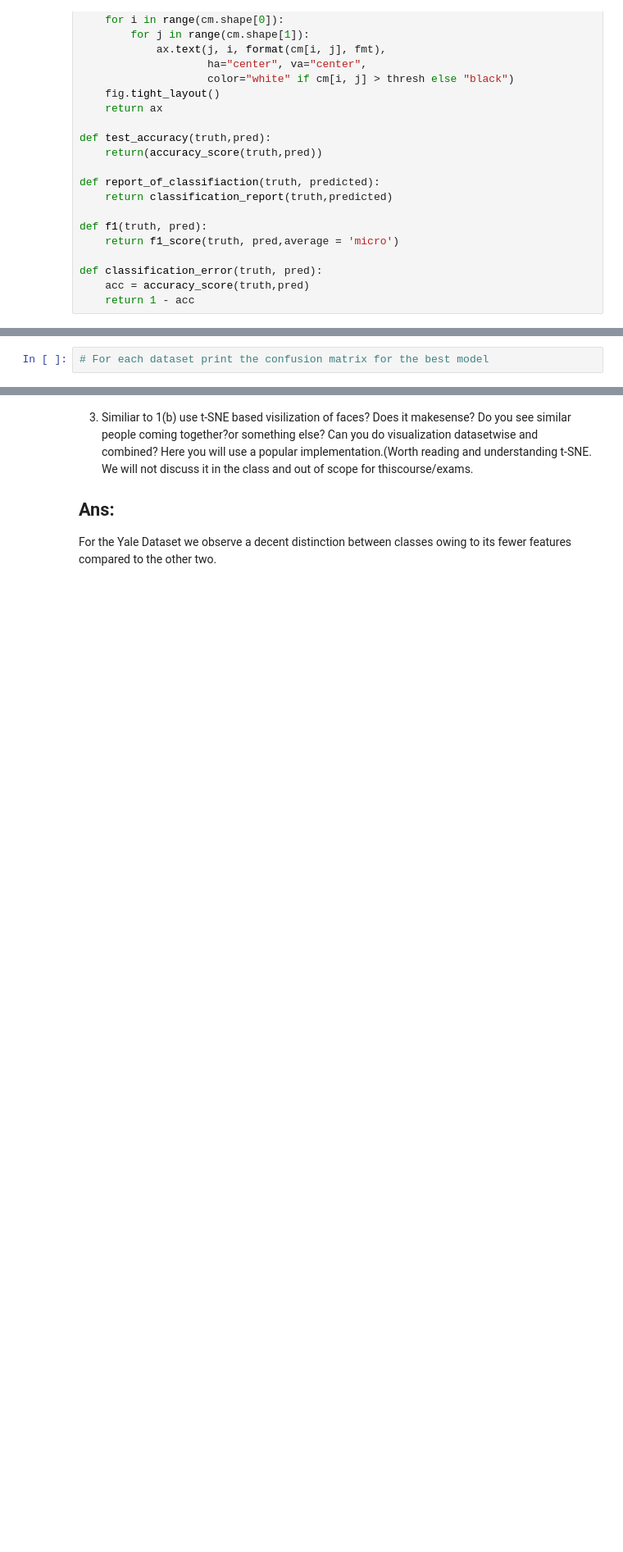
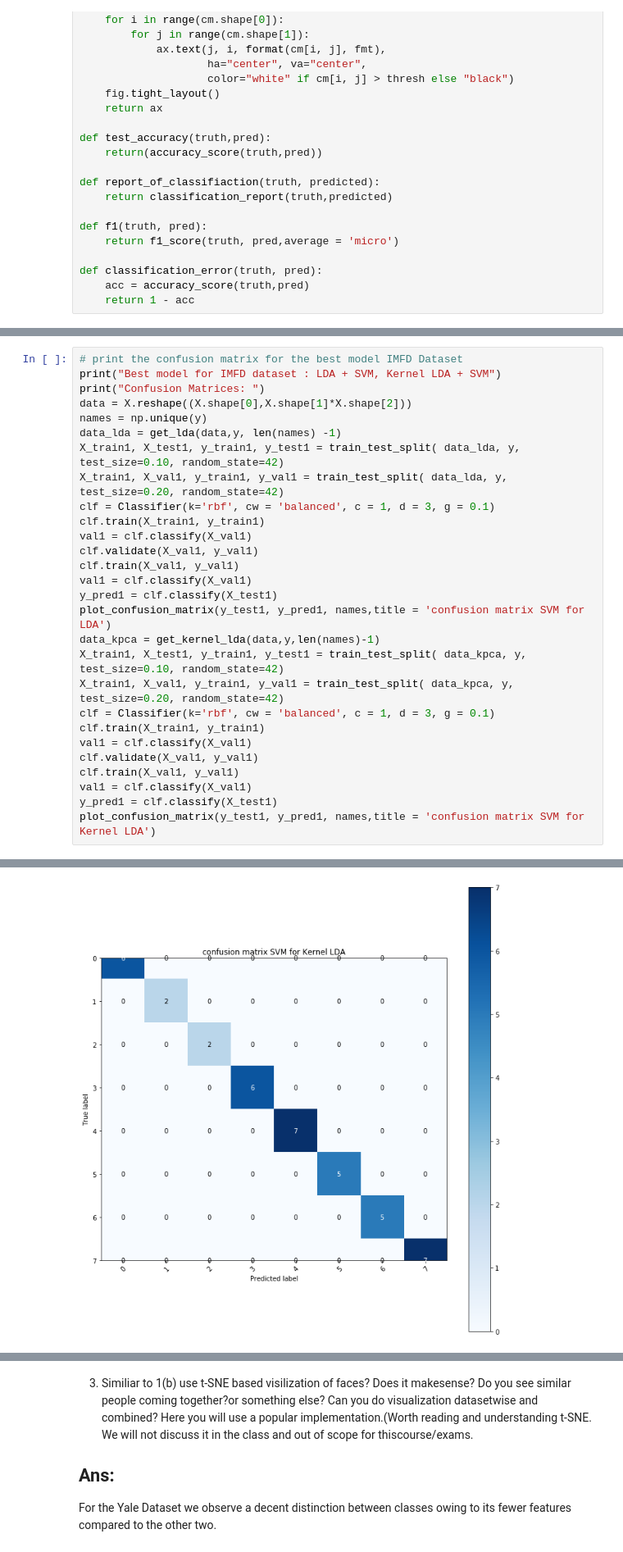
Before and after one commit to niveditarufus/SMAI-Homeworks, a Jupyter notebook: Assignments/2019702002-Copy1.ipynb, the cells around one changed output, grey strips where cells are left out. Shown at 82% size. Saved outputs shown, nothing was run; the diff lists cells and outputs as text; blank space fills up the shorter version.

```diff
--- a/Assignments/2019702002-Copy1.ipynb
+++ b/Assignments/2019702002-Copy1.ipynb
@@ -1549,2 +1595,29 @@ MLP + LDA                   7                    0.6         0.4         0.6
-# %%
-# For each dataset print the confusion matrix for the best model
+# %%
+# print the confusion matrix for the best model IMFD Dataset
+print("Best model for IMFD dataset : LDA + SVM, Kernel LDA + SVM")
+print("Confusion Matrices: ")
+data = X.reshape((X.shape[0],X.shape[1]*X.shape[2]))
+names = np.unique(y)
+data_lda = get_lda(data,y, len(names) -1)
+X_train1, X_test1, y_train1, y_test1 = train_test_split( data_lda, y, test_size=0.10, random_state=42)
+X_train1, X_val1, y_train1, y_val1 = train_test_split( data_lda, y, test_size=0.20, random_state=42)
+clf = Classifier(k='rbf', cw = 'balanced', c = 1, d = 3, g = 0.1)
+clf.train(X_train1, y_train1)
+val1 = clf.classify(X_val1)
+clf.validate(X_val1, y_val1)
+clf.train(X_val1, y_val1)
+val1 = clf.classify(X_val1)
+y_pred1 = clf.classify(X_test1)
+plot_confusion_matrix(y_test1, y_pred1, names,title = 'confusion matrix SVM for LDA')
+data_kpca = get_kernel_lda(data,y,len(names)-1)
+X_train1, X_test1, y_train1, y_test1 = train_test_split( data_kpca, y, test_size=0.10, random_state=42)
+X_train1, X_val1, y_train1, y_val1 = train_test_split( data_kpca, y, test_size=0.20, random_state=42)
+clf = Classifier(k='rbf', cw = 'balanced', c = 1, d = 3, g = 0.1)
+clf.train(X_train1, y_train1)
+val1 = clf.classify(X_val1)
+clf.validate(X_val1, y_val1)
+clf.train(X_val1, y_val1)
+val1 = clf.classify(X_val1)
+y_pred1 = clf.classify(X_test1)
+plot_confusion_matrix(y_test1, y_pred1, names,title = 'confusion matrix SVM for Kernel LDA')
+# %% [output]
@@ -1550,0 +1628 @@ MLP + LDA                   7                    0.6         0.4         0.6
+[figure, added]
```
Also changed, not shown: parts of 7 cells of this notebook.
